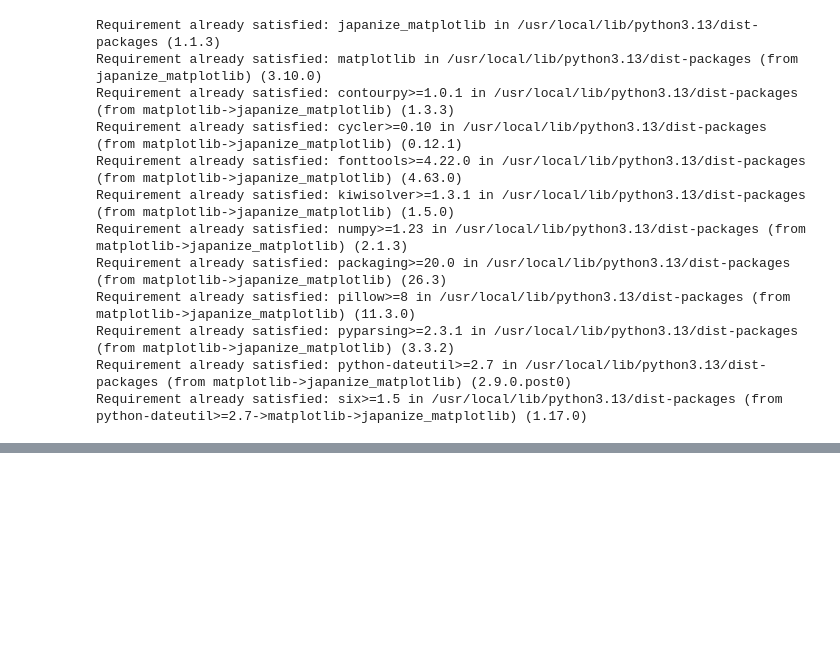
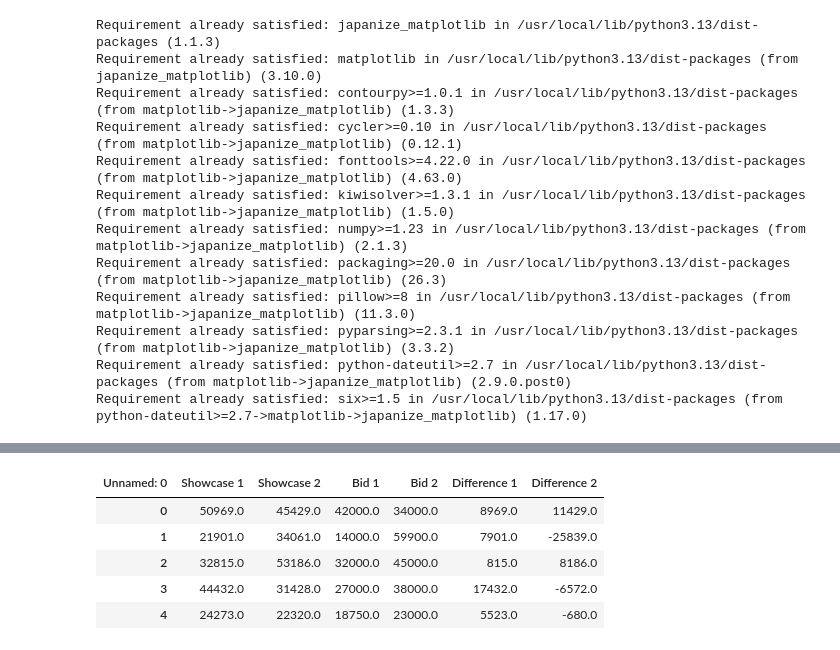
Before and after one commit to HiroshiATakano/GitHub, a Jupyter notebook: 6_決定分析＿検証用.ipynb, the cells around one changed output, grey strips where cells are left out. Saved outputs shown, nothing was run; the diff lists cells and outputs as text; code cells hidden in the pictures; blank space fills up the shorter version.

```diff
--- a/6_決定分析＿検証用.ipynb
+++ b/6_決定分析＿検証用.ipynb
@@ -29,0 +48,8 @@ ModuleNotFoundError: No module named 'thinkbayes'
+# %%
+df = pd.read_csv("showcases.2011.csv").T
+
+df.columns = df.iloc[0]
+df = df.iloc[1:].reset_index(drop=True)
+df = df.loc[:, df.columns.notna()]
+df = df.astype(float)
+df1 = df.copy()
@@ -29,0 +67,9 @@ ModuleNotFoundError: No module named 'thinkbayes'
+# %%
+df3.head()
+# %% [output]
+| Unnamed: 0 | Showcase 1 | Showcase 2 | Bid 1 | Bid 2 | Difference 1 | Difference 2 |
+| 0 | 50969.0 | 45429.0 | 42000.0 | 34000.0 | 8969.0 | 11429.0 |
+| 1 | 21901.0 | 34061.0 | 14000.0 | 59900.0 | 7901.0 | -25839.0 |
+| 2 | 32815.0 | 53186.0 | 32000.0 | 45000.0 | 815.0 | 8186.0 |
+| 3 | 44432.0 | 31428.0 | 27000.0 | 38000.0 | 17432.0 | -6572.0 |
+| 4 | 24273.0 | 22320.0 | 18750.0 | 23000.0 | 5523.0 | -680.0 |
```
Also changed, not shown: parts of 6 cells of this notebook.
